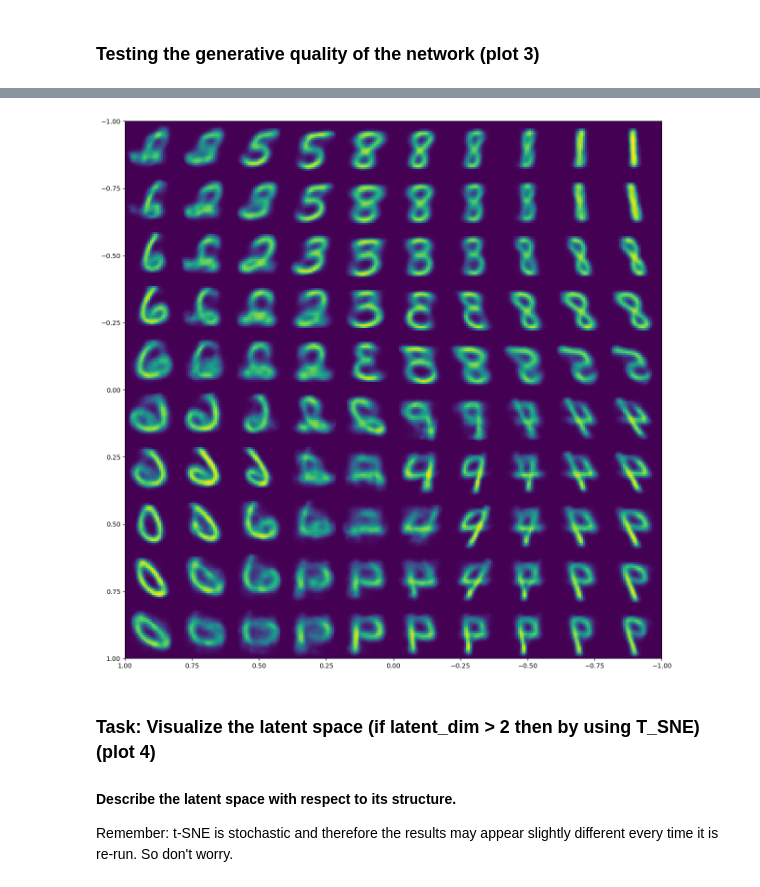
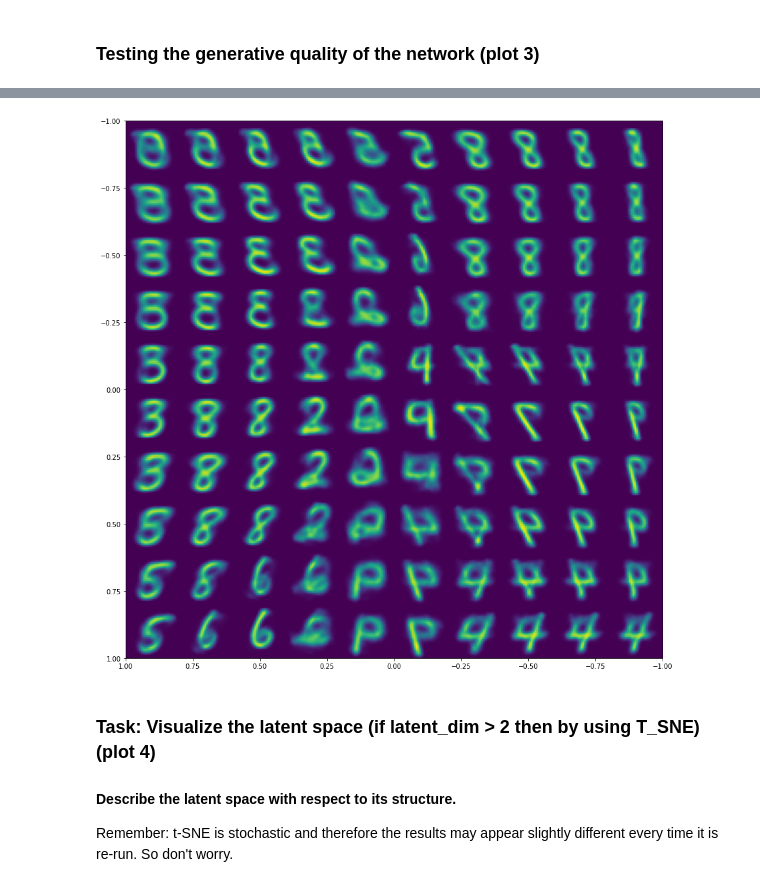
Before and after one commit to mathisloevenich/AML, a Jupyter notebook: Ex7.VariationalAutoEncoder.ipynb, the cells around one changed output, grey strips where cells are left out. Drawn from its saved outputs; the diff is of its cells as text; code cells hidden in the pictures.

```diff
--- a/Ex7.VariationalAutoEncoder.ipynb
+++ b/Ex7.VariationalAutoEncoder.ipynb
@@ -175,15 +93,36 @@ class VAE(tf.keras.Model):
     should include the encoder and decoder models, a sampling layer, and the
     number of latent variables in the encoded space.
     """
-    def __init__(self, latent_dim, encoder, decoder):
+    def __init__(self, latent_dim):
         super(VAE, self).__init__()
         """
         Take in model properties and assign them to self.
         """
         self.latent_dim = latent_dim
-        self.encoder = encoder
+        self.encoder = self.create_encoder()
         self.sampling = latent_sampling()
-        self.decoder = decoder
+        self.decoder = self.create_decoder()
+
+    def create_encoder(self):
+        encoder_input = layers.Input(shape=(28,28,1), dtype='float32')
+        encoder_flatten = layers.Flatten(name = 'flat')(encoder_input)
+        encoder_dense_1 = layers.Dense(units = 2000, activation = 'relu', name = 'dense_1')(encoder_flatten)
+        encoder_dense_2 = layers.Dense(units = 256, activation = 'relu', name = 'dense_2')(encoder_dense_1)
+        z_mean = layers.Dense(units = self.latent_dim, name = 'latent_mean')(encoder_dense_2)
+        z_log_var  = layers.Dense(units = self.latent_dim, name = 'latent_log_var')(encoder_dense_2)
+
+        encoder = models.Model(inputs = encoder_input, outputs = (z_mean, z_log_var), name = 'encoder')
+        return encoder
+
+    def create_decoder(self):
+        decoder_input = layers.Input(shape=(self.latent_dim,), dtype='float32')
+        decoder_dense_1 = layers.Dense(units = 256, activation = 'relu', name = 'dec_dense_1')(decoder_input)
+        decoder_dense_2 = layers.Dense(units = 2000, activation = 'relu', name = 'dec_dense_2')(decoder_dense_1)
+        decoder_dense_3 = layers.Dense(units = 784, activation = 'sigmoid', name = 'dec_dense_3')(decoder_dense_2)
+        img_out = layers.Reshape((28,28,1), name = 'img_out')(decoder_dense_3)
+
+        decoder = models.Model(inputs = decoder_input, outputs = img_out, name = 'decoder')
+        return decoder
 
     def encode(self, x):
         """
@@ -244,7 +183,7 @@ def recon_loss(y_true, y_pred):
 '''
 (TASK: don't be afraid to experiment with different settings here (e.g. latent_dim))
 '''
-autoencoder = VAE(latent_dim = 2, encoder = encoder, decoder = decoder)
+autoencoder = VAE(latent_dim = 2)
 
 # Default learning rate, optimizer = nAdam.
 autoencoder.compile(tf.keras.optimizers.Nadam(),loss = recon_loss,
@@ -353,7 +296,7 @@ for i_x, x in enumerate(x_axis):
     for i_y, y in enumerate(y_axis):
         latent = np.array([[x, y]])
         #print(latent)
-        generated_image = decoder.predict(latent)[0] # decode the numbers
+        generated_image = autoencoder.decoder.predict(latent)[0] # decode the numbers
         figure[i_x*28:(i_x+1)*28, i_y*28:(i_y+1)*28,] = generated_image[:,:,-1]
 
 plt.figure(figsize=(15, 15))
@@ -380,4 +323,4 @@ plt.show()
-[figure, old version]
+[figure, new version]
 # %% [markdown]
 ### Task: Visualize the latent space (if latent_dim > 2 then by using T_SNE) (plot 4)
 #### Describe the latent space with respect to its structure.
```
Also changed, not shown: parts of 24 cells of this notebook.
